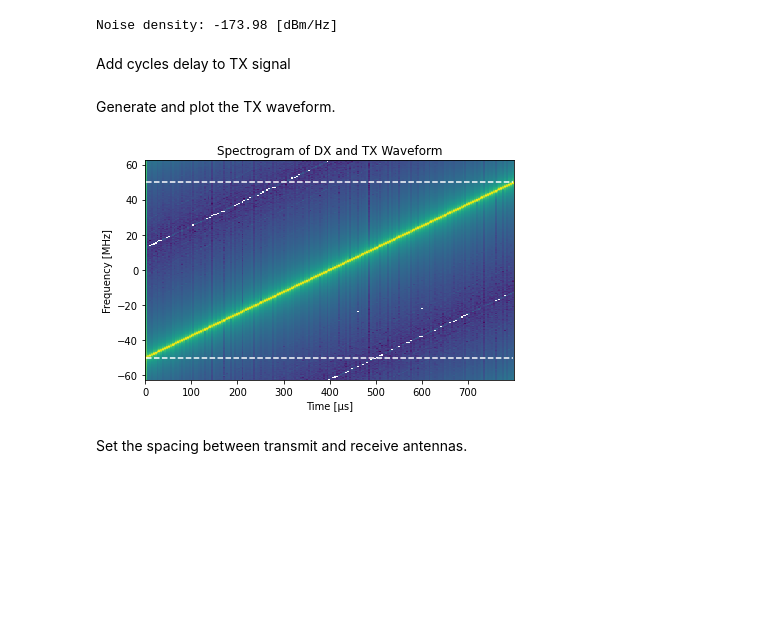
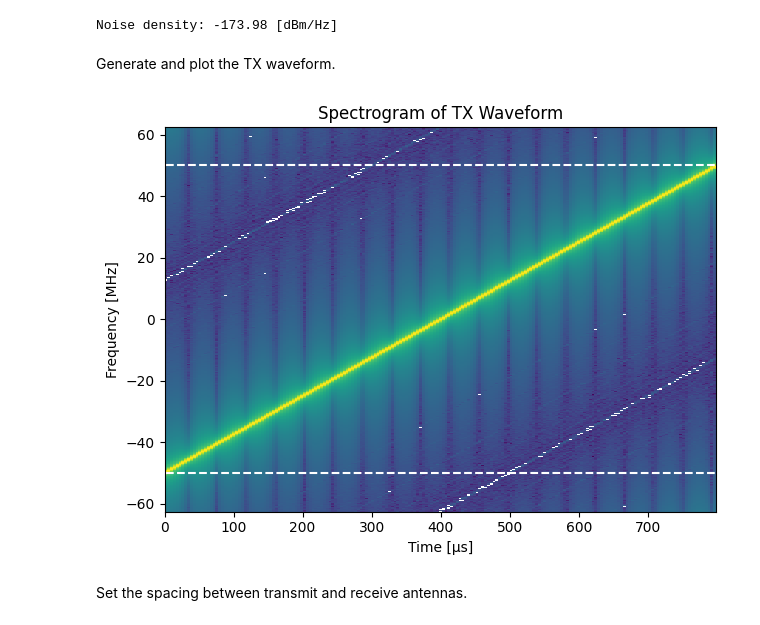
Before and after one commit to tmapana/FERS_tutorials, a Jupyter notebook: tutorial_notebook.ipynb, the cells around one changed output. Drawn from its saved outputs; the diff is of its cells as text; code cells hidden in the pictures; blank space fills up the shorter version.

```diff
--- a/tutorial_notebook.ipynb
+++ b/tutorial_notebook.ipynb
@@ -135,5 +172,3 @@ if (rf_sim_rate < ramp_bandwidth):
     exit()
 # %% [output]
 Noise density: -173.98 [dBm/Hz]
-# %% [markdown]
-Add cycles delay to TX signal
@@ -147,53 +176,42 @@ tau_off = cycles_offset / adc_rate
 Generate and plot the TX waveform.
 # %%
 tx_chirp = achirp(
-    period = ramp_period,
-    sample_rate = rf_sim_rate,
-    bandwidth = ramp_bandwidth,
-    tau = tau_off
-    )
-
-dx_chirp = achirp(
     period = ramp_period,
     sample_rate = rf_sim_rate,
     bandwidth = ramp_bandwidth,
     tau = 0
     )
 
-tx_chirp[0:ns_off_rf] = 0   # force beginning of chirp to ground
-
-chirp_plot = dx_chirp + tx_chirp
-
 f, t, spect = spectrogram(
-    chirp_plot, # tx_chirp
+    tx_chirp,
     fs=rf_sim_rate,
     nperseg=512,
     nfft=512,
     noverlap=0,
     mode='magnitude',
     window='blackman',
     return_onesided=False,
     detrend=False
 )
 
 spect = 2*lin2db(np.abs(spect))
 spect -= spect.max()
 
 spect = np.fft.fftshift(spect, axes=0)
 t *= 1e6
 f = np.fft.fftshift(f)/1e6
 
 plt.figure()
 plt.hlines(ramp_bandwidth/2e6, t[0], t[-1], linestyles='--', colors='white')
 plt.hlines(-ramp_bandwidth/2e6, t[0], t[-1], linestyles='--', colors='white')
 plt.pcolormesh(t, f, spect)
-plt.title('Spectrogram of DX and TX Waveform')
+plt.title('Spectrogram of TX Waveform')
 plt.xlabel('Time [µs]')
 plt.ylabel('Frequency [MHz]')
 plt.tight_layout()
-plt.savefig('dx_tx_spectrum', dpi=300)
+plt.savefig('out/quicklook/tx_spectrum.png', dpi=300)
 # %% [output]
-[figure, old version]
+[figure, new version]
 # %% [markdown]
 Set the spacing between transmit and receive antennas.
 # %%
```
Also changed, not shown: parts of 37 cells of this notebook, 37 other files.
